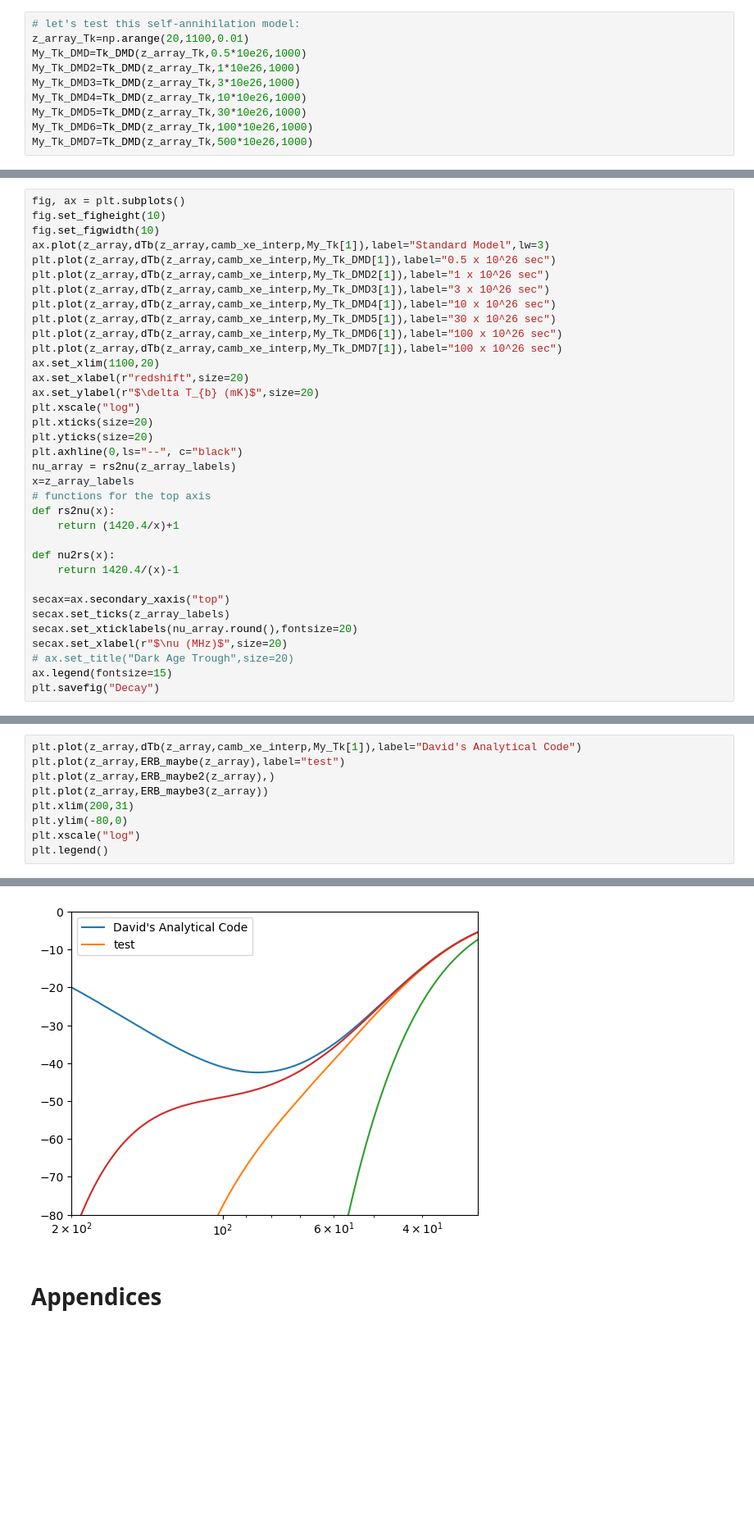
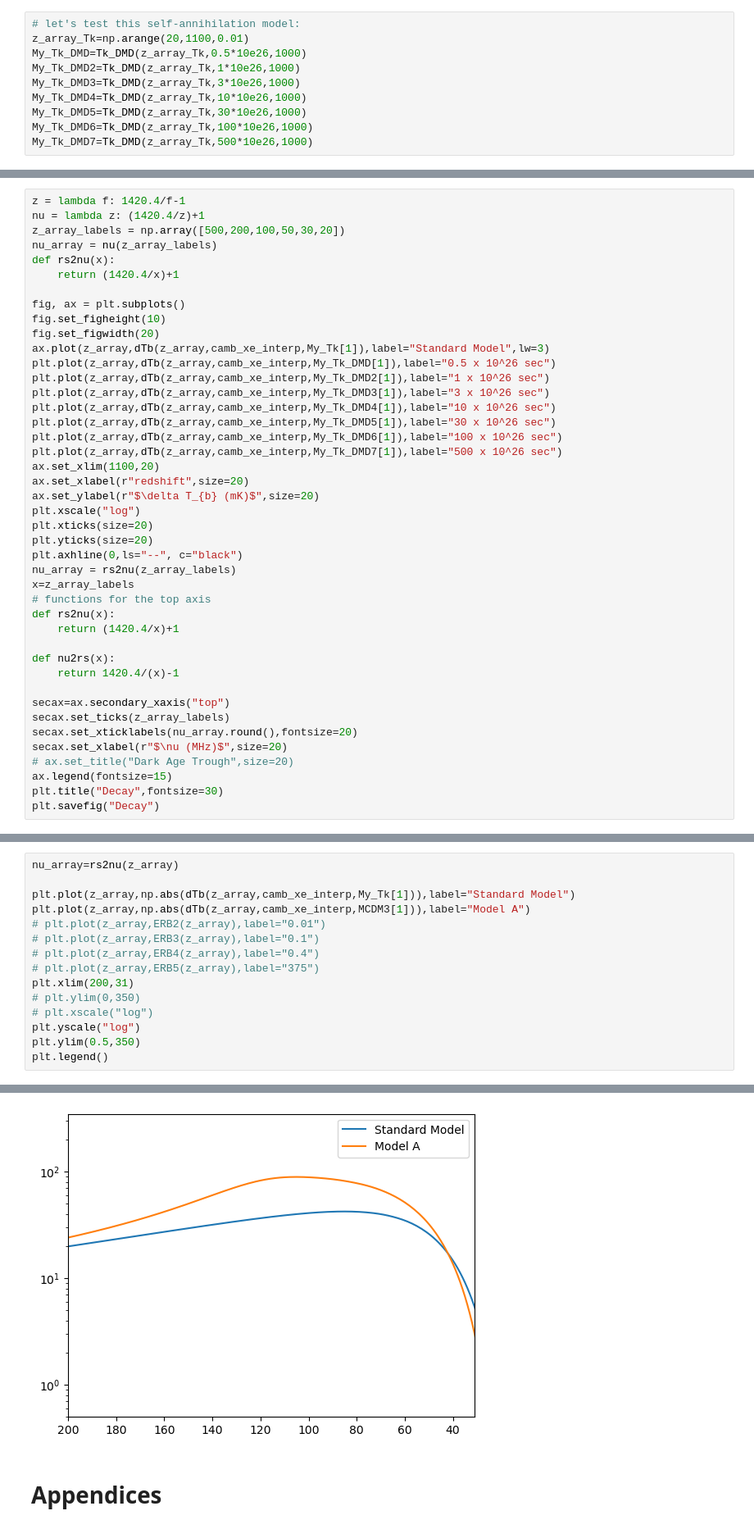
Before and after one commit to daba9359/LuCEE-Night_Simulation, a Jupyter notebook: LuCEE-Night_Simulation.ipynb, the cells around one changed output, grey strips where cells are left out. Shown at 82% size. Drawn from its saved outputs; the diff is of its cells as text; blank space fills up the shorter version.

```diff
--- a/LuCEE-Night_Simulation.ipynb
+++ b/LuCEE-Night_Simulation.ipynb
@@ -858,7 +871,14 @@ plt.legend()
 # %%
+z = lambda f: 1420.4/f-1
+nu = lambda z: (1420.4/z)+1
+z_array_labels = np.array([500,200,100,50,30,20])
+nu_array = nu(z_array_labels)
+def rs2nu(x):
+    return (1420.4/x)+1
+
 fig, ax = plt.subplots()
 fig.set_figheight(10)
-fig.set_figwidth(10)
+fig.set_figwidth(20)
 ax.plot(z_array,dTb(z_array,camb_xe_interp,My_Tk[1]),label="Standard Model",lw=3)
 plt.plot(z_array,dTb(z_array,camb_xe_interp,My_Tk_DMD[1]),label="0.5 x 10^26 sec")
 plt.plot(z_array,dTb(z_array,camb_xe_interp,My_Tk_DMD2[1]),label="1 x 10^26 sec")
@@ -866,7 +886,7 @@ plt.plot(z_array,dTb(z_array,camb_xe_interp,My_Tk_DMD3[1]),label="3 x 10^26 sec"
 plt.plot(z_array,dTb(z_array,camb_xe_interp,My_Tk_DMD4[1]),label="10 x 10^26 sec")
 plt.plot(z_array,dTb(z_array,camb_xe_interp,My_Tk_DMD5[1]),label="30 x 10^26 sec")
 plt.plot(z_array,dTb(z_array,camb_xe_interp,My_Tk_DMD6[1]),label="100 x 10^26 sec")
-plt.plot(z_array,dTb(z_array,camb_xe_interp,My_Tk_DMD7[1]),label="100 x 10^26 sec")
+plt.plot(z_array,dTb(z_array,camb_xe_interp,My_Tk_DMD7[1]),label="500 x 10^26 sec")
 ax.set_xlim(1100,20)
 ax.set_xlabel(r"redshift",size=20)
 ax.set_ylabel(r"$\delta T_{b} (mK)$",size=20)
@@ -889,5 +909,6 @@ secax.set_xticklabels(nu_array.round(),fontsize=20)
 secax.set_xlabel(r"$\nu (MHz)$",size=20)
 # ax.set_title("Dark Age Trough",size=20)
 ax.legend(fontsize=15)
+plt.title("Decay",fontsize=30)
 plt.savefig("Decay")
 # %% [output]
@@ -958,15 +1361,21 @@ array([-0.39306818, -0.39437509, -0.39568584, ..., -0.00254813,
 # %%
-plt.plot(z_array,dTb(z_array,camb_xe_interp,My_Tk[1]),label="David's Analytical Code")
-plt.plot(z_array,ERB_maybe(z_array),label="test")
-plt.plot(z_array,ERB_maybe2(z_array),)
-plt.plot(z_array,ERB_maybe3(z_array))
+nu_array=rs2nu(z_array)
+
+plt.plot(z_array,np.abs(dTb(z_array,camb_xe_interp,My_Tk[1])),label="Standard Model")
+plt.plot(z_array,np.abs(dTb(z_array,camb_xe_interp,MCDM3[1])),label="Model A")
+# plt.plot(z_array,ERB2(z_array),label="0.01")
+# plt.plot(z_array,ERB3(z_array),label="0.1")
+# plt.plot(z_array,ERB4(z_array),label="0.4")
+# plt.plot(z_array,ERB5(z_array),label="375")
 plt.xlim(200,31)
-plt.ylim(-80,0)
-plt.xscale("log")
+# plt.ylim(0,350)
+# plt.xscale("log")
+plt.yscale("log")
+plt.ylim(0.5,350)
 plt.legend()
 # %% [output]
 <matplotlib.legend.Legend at 0x...>
-[figure, old version]
+[figure, new version]
 # %% [markdown]
 # Appendices
 # %% [markdown]
```
Also changed, not shown: parts of 33 cells of this notebook, 4 other files.
